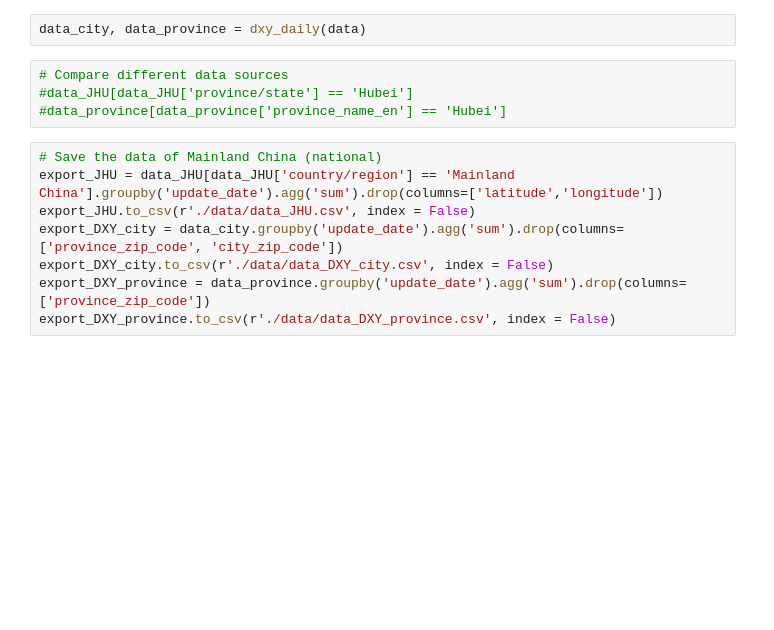
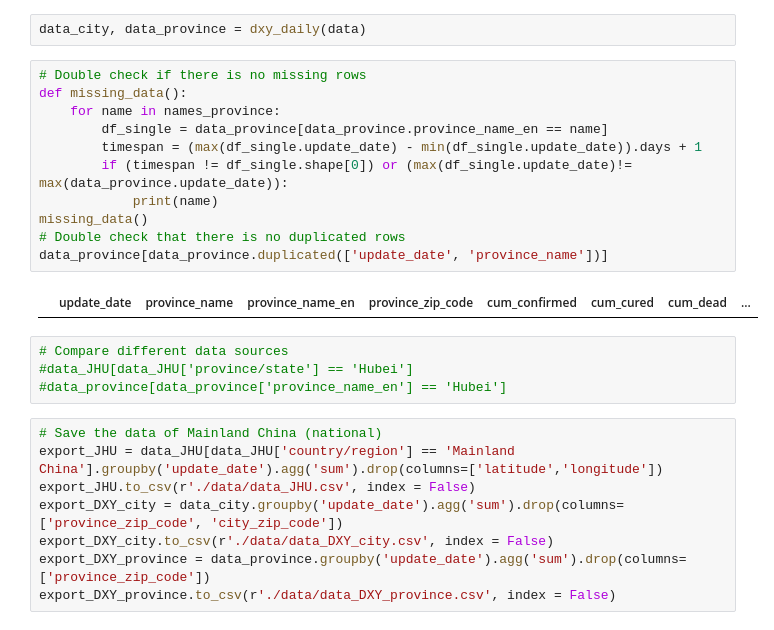
Before and after one commit to fudab/China-COVID-19-mobility, a Jupyter notebook: scripts/utils_disease_raw.ipynb, the cells around one changed output. Drawn from its saved outputs; the diff is of its cells as text; blank space fills up the shorter version.

```diff
--- a/scripts/utils_disease_raw.ipynb
+++ b/scripts/utils_disease_raw.ipynb
@@ -574,5 +567,18 @@ Number of rows in raw data:  148912
 # %%
 data_city, data_province = dxy_daily(data)
+# %%
+# Double check if there is no missing rows
+def missing_data():
+    for name in names_province:
+        df_single = data_province[data_province.province_name_en == name]
+        timespan = (max(df_single.update_date) - min(df_single.update_date)).days + 1
+        if (timespan != df_single.shape[0]) or (max(df_single.update_date)!= max(data_province.update_date)):
+            print(name)
+missing_data()
+# Double check that there is no duplicated rows
+data_province[data_province.duplicated(['update_date', 'province_name'])]
+# %% [output]
+|  | update_date | province_name | province_name_en | province_zip_code | cum_confirmed | cum_cured | cum_dead | ... |
 # %%
 # Compare different data sources
 #data_JHU[data_JHU['province/state'] == 'Hubei']
```
Also changed, not shown: parts of 7 cells of this notebook.
